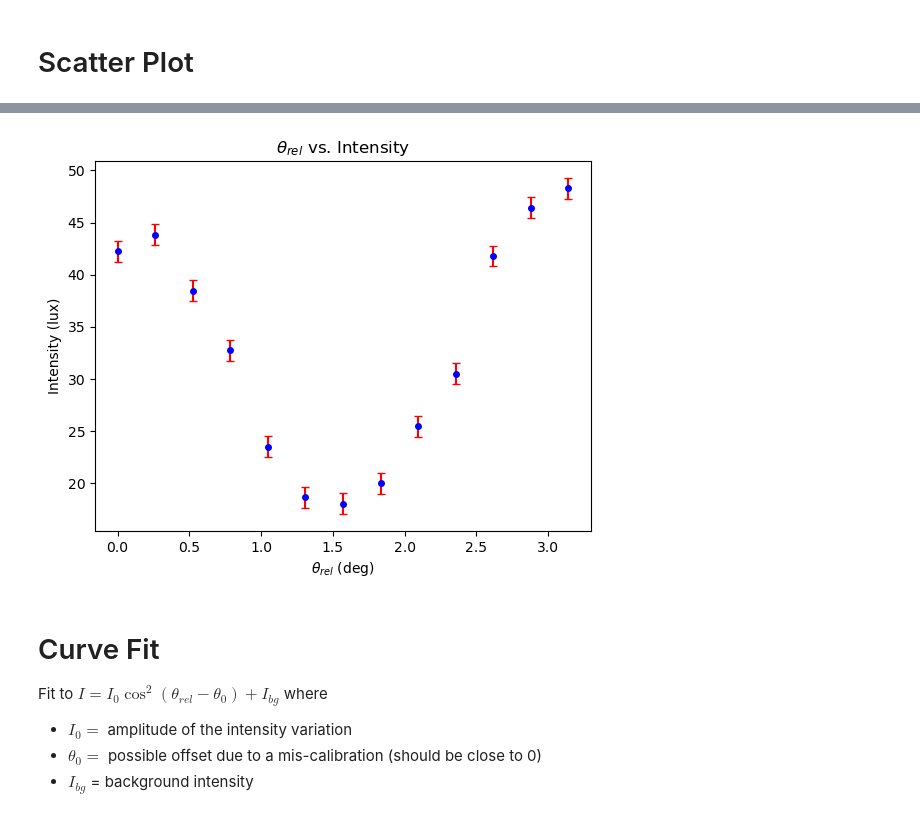
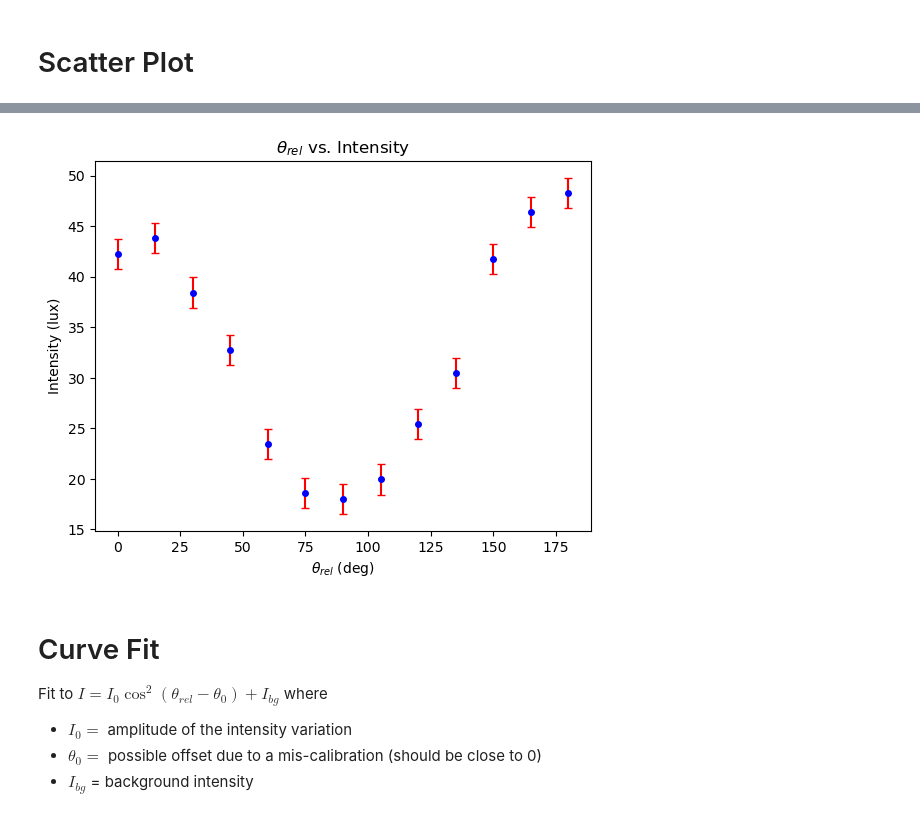
Before and after one commit to emilyebell/Physics5CL, a Jupyter notebook: 5CL_Lab2_Experiment1.4.ipynb, the cells around one changed output, grey strips where cells are left out. Drawn from its saved outputs; the diff is of its cells as text; code cells hidden in the pictures.

```diff
--- a/5CL_Lab2_Experiment1.4.ipynb
+++ b/5CL_Lab2_Experiment1.4.ipynb
@@ -20,11 +28,11 @@ alpha_intensity = np.array([1.5] * len(intensity))
 # %%
-plt.errorbar(theta_rel, intensity, yerr=alpha_intensity, fmt='o', markersize=4, color='blue', ecolor='red', elinewidth=1.5, capsize=3, capthick=1)
+plt.errorbar(theta_rel_deg, intensity, yerr=alpha_intensity, fmt='o', markersize=4, color='blue', ecolor='red', elinewidth=1.5, capsize=3, capthick=1)
 plt.title(r"$\theta_{rel}$ vs. Intensity")
 plt.xlabel(r"$\theta_{rel}$ (deg)")
 plt.ylabel(r"Intensity (lux)")
 plt.show()
 # %% [output]
-[figure, old version]
+[figure, new version]
 # %% [markdown]
 # Curve Fit
 
```
Also changed, not shown: parts of 5 cells of this notebook.
